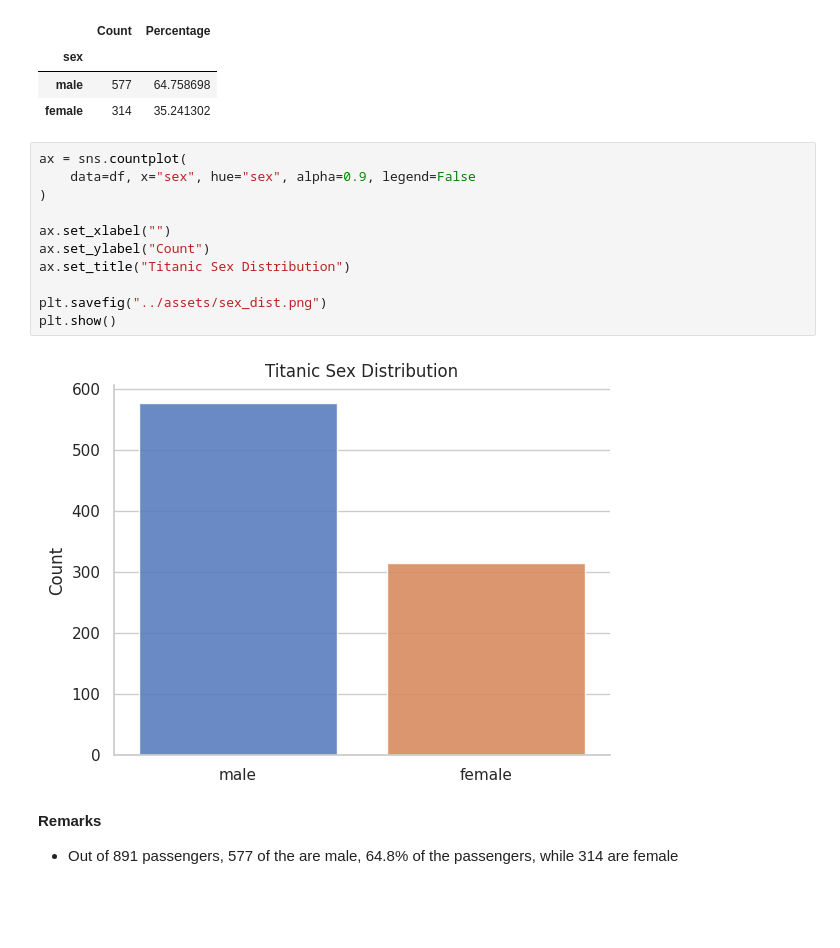
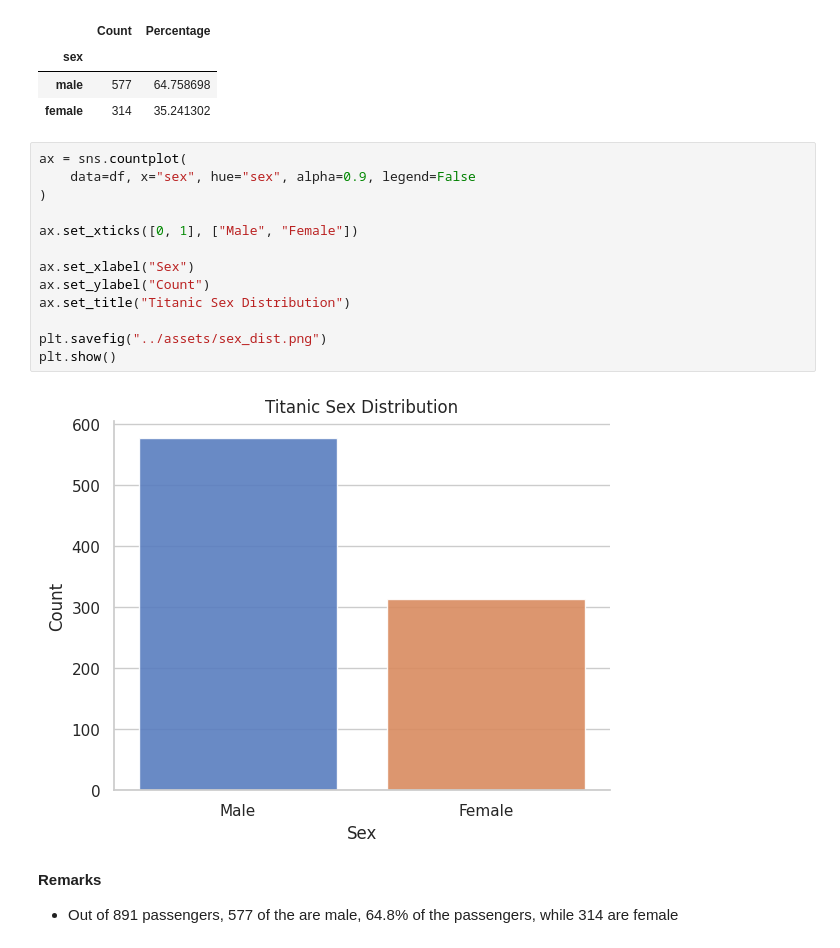
Before and after one commit to dunarand/Kaggle-Titanic-Competition, a Jupyter notebook: notebooks/3 - Exploratory Data Analysis.ipynb, the cells around one changed output. Saved outputs shown, nothing was run; the diff lists cells and outputs as text; blank space fills up the shorter version.

Commit message:
minor changes in section names and plots

```diff
--- a/notebooks/3 - Exploratory Data Analysis.ipynb
+++ b/notebooks/3 - Exploratory Data Analysis.ipynb
@@ -706,16 +708,18 @@ describe_categorical(df, "sex")
 # %%
 ax = sns.countplot(
     data=df, x="sex", hue="sex", alpha=0.9, legend=False
 )
 
-ax.set_xlabel("")
+ax.set_xticks([0, 1], ["Male", "Female"])
+
+ax.set_xlabel("Sex")
 ax.set_ylabel("Count")
 ax.set_title("Titanic Sex Distribution")
 
 plt.savefig("../assets/sex_dist.png")
 plt.show()
 # %% [output]
-[figure, old version]
+[figure, new version]
 # %% [markdown]
 **Remarks**
 
```
Also changed, not shown: parts of 5 cells of this notebook, 4 other files.
